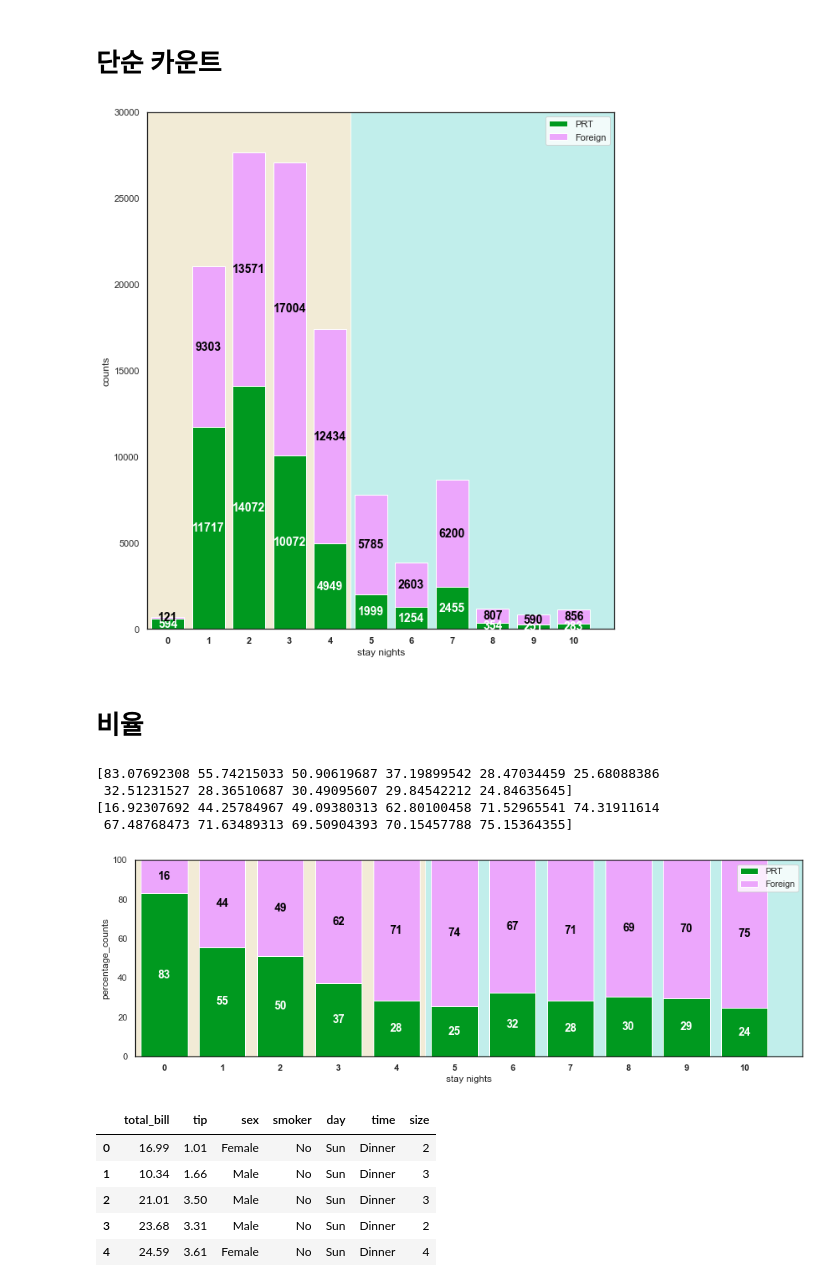
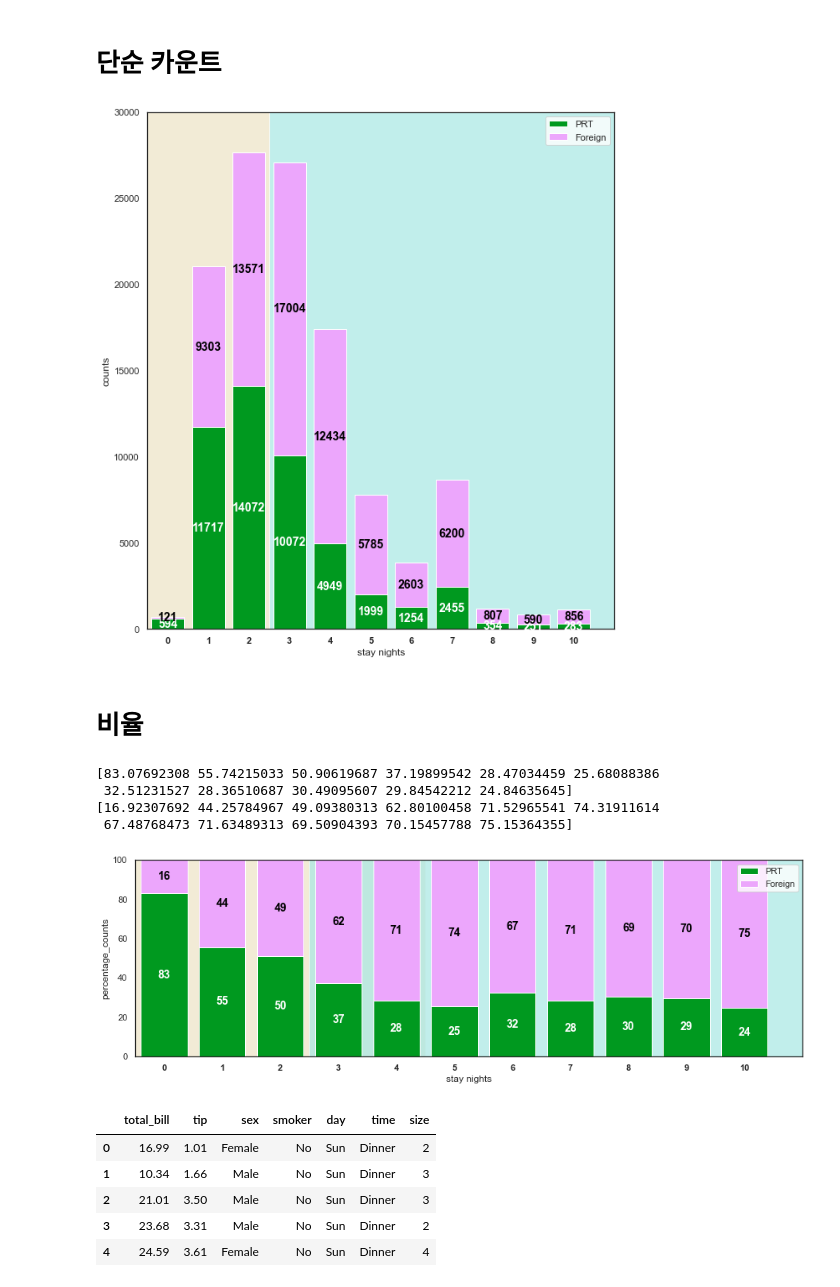
Before and after one commit to ABizCho/py_machineLearning, a Jupyter notebook: Assignment_Group/ML_group_project/ML_group_project_EDA.ipynb, the cells around one changed output. Cells and saved outputs as stored; diff of their text form; code cells hidden in the pictures.

Commit message:
updated graphs

```diff
--- a/Assignment_Group/ML_group_project/ML_group_project_EDA.ipynb
+++ b/Assignment_Group/ML_group_project/ML_group_project_EDA.ipynb
@@ -559,8 +559,8 @@ r = range(len(x_totalNights))
 '''plot bars'''
 fig = plt.figure(figsize=(10,25))
 ax_back = fig.add_subplot(2,1,1)
-ax_back.axvspan(-0.5, 4.5, facecolor='#ede3c5', alpha=0.7)
-ax_back.axvspan(4.5, 20, facecolor='#a7e7e3', alpha=0.7)
+ax_back.axvspan(-0.5, 2.5, facecolor='#ede3c5', alpha=0.7)
+ax_back.axvspan(2.5, 20, facecolor='#a7e7e3', alpha=0.7)
 
 ax1 = plt.bar(r, s1_PRT, color=colors[0], edgecolor='white',
             #   width=barWidth,
@@ -570,34 +570,34 @@ ax2 = plt.bar(r, s2_foreign, bottom=np.array(s1_PRT), color=colors[1], edgecolor
               label='Foreign')
 
 
 plt.legend()
 
 # Custom X axis
 plt.xticks(r, x_totalNights, fontweight='bold')
 plt.xlabel('stay nights')
 plt.ylabel("counts")
 
 ax_back.set_xlim([-0.5,11])
 ax_back.set_ylim([0,30000])
 
 '''###'''
 # fig = plt.figure(figsize=(19,20))
 # ax3 = fig.add_subplot(2,1,1)
 
 # # axes1
 # ax1.axvspan(0, 4.5, facecolor='green', alpha=0.7)
 # ax1.axvspan(4.5, 22, facecolor='yellow', alpha=0.7)
 '''###'''
 
 for r1, r2 in zip(ax1, ax2):
     h1 = r1.get_height()
     h2 = r2.get_height()
 
     plt.text(r1.get_x() + r1.get_width() / 2., h1 / 2., "%d" % h1, ha="center", va="center", color="white", fontsize=14, fontweight="bold")
     plt.text(r2.get_x() + r2.get_width() / 2., h1 + h2 / 2., "%d" % h2, ha="center", va="center", color="black", fontsize=14, fontweight="bold")
 plt.show()
 # %% [output]
-[figure, old version]
+[figure, new version]
 # %% [markdown]
 # 비율
 # %%
@@ -648,7 +648,7 @@ r = range(len(x_totalNights))
 fig = plt.figure(figsize=(15,10))
 ax_back = fig.add_subplot(2,1,1)
 ax_back.axvspan(-0.5, 4.5, facecolor='#ede3c5', alpha=0.7)
-ax_back.axvspan(4.5, 20, facecolor='#a7e7e3', alpha=0.7)
+ax_back.axvspan(2.5, 20, facecolor='#a7e7e3', alpha=0.7)
 
 ax1 = plt.bar(r, s1_ratio, color=colors[0], edgecolor='white',
             #   width=barWidth,
@@ -689,7 +689,7 @@ plt.show()
  32.51231527 28.36510687 30.49095607 29.84542212 24.84635645]
 [16.92307692 44.25784967 49.09380313 62.80100458 71.52965541 74.31911614
  67.48768473 71.63489313 69.50904393 70.15457788 75.15364355]
-[figure, old version]
+[figure, new version]
 # %%
 # STACKED BAR PLOT 만드는 법
 # import libraries
```
